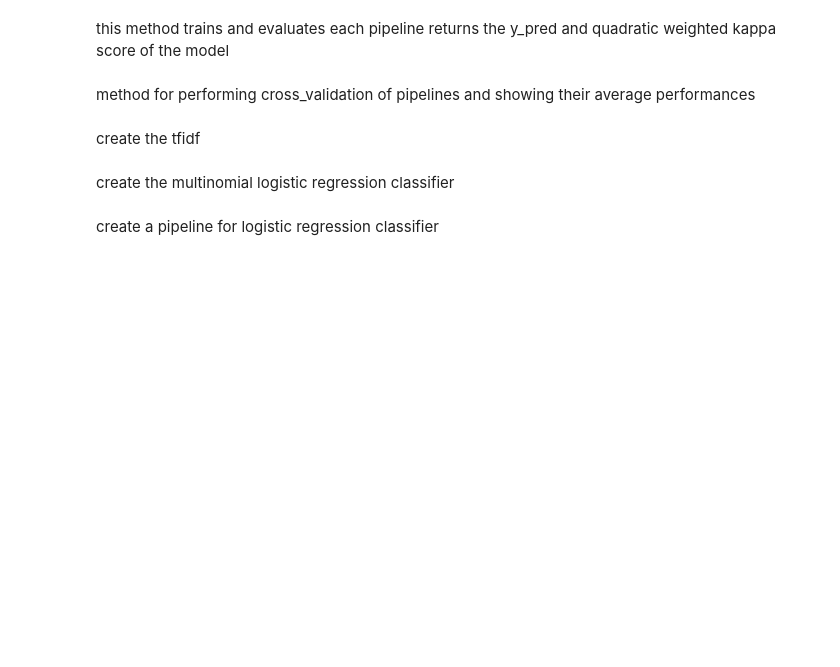
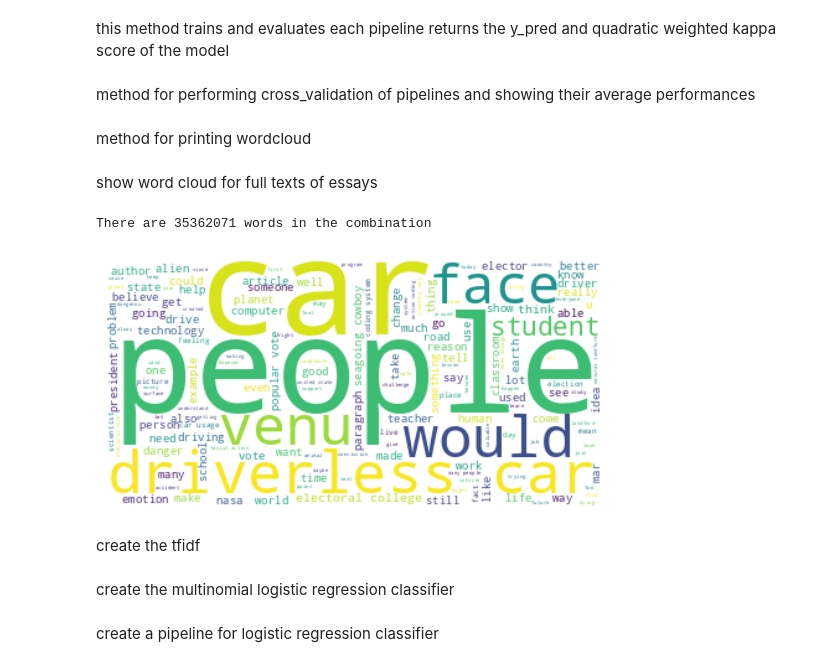
Before and after one commit to jojo-cornbread/COMP3608-project, a Jupyter notebook: aes-attempt.ipynb, the cells around one changed output. Cells and saved outputs as stored; diff of their text form; code cells hidden in the pictures; blank space fills up the shorter version.

```diff
--- a/aes-attempt.ipynb
+++ b/aes-attempt.ipynb
@@ -181,3 +213,23 @@ def pipeline_cross_validation(pipeline, X_train, y_train, qwk_scorer=qwk_scorer)
+# %% [markdown]
+method for printing wordcloud
+# %%
+def print_cloud(data):
+    text = " ".join(word for word in data)
+    print ("There are {} words in the combination".format(len(text)))
+    stopwords_set = set(stopwords.words('english'))
+    wordcloud = WordCloud(stopwords=stopwords_set, background_color="white").generate(text)
+    return wordcloud
+# %% [markdown]
+show word cloud for full texts of essays
+# %%
+wordcloud = print_cloud(df_train['full_text'])
+fig = plt.figure(2)
+plt.imshow(wordcloud, interpolation='bilinear')
+plt.axis("off")
+plt.show()
+# %% [output]
+There are 35362071 words in the combination
+[figure, added]
 # %% [markdown]
 create the tfidf
 # %%
```
Also changed, not shown: parts of 40 cells of this notebook.
